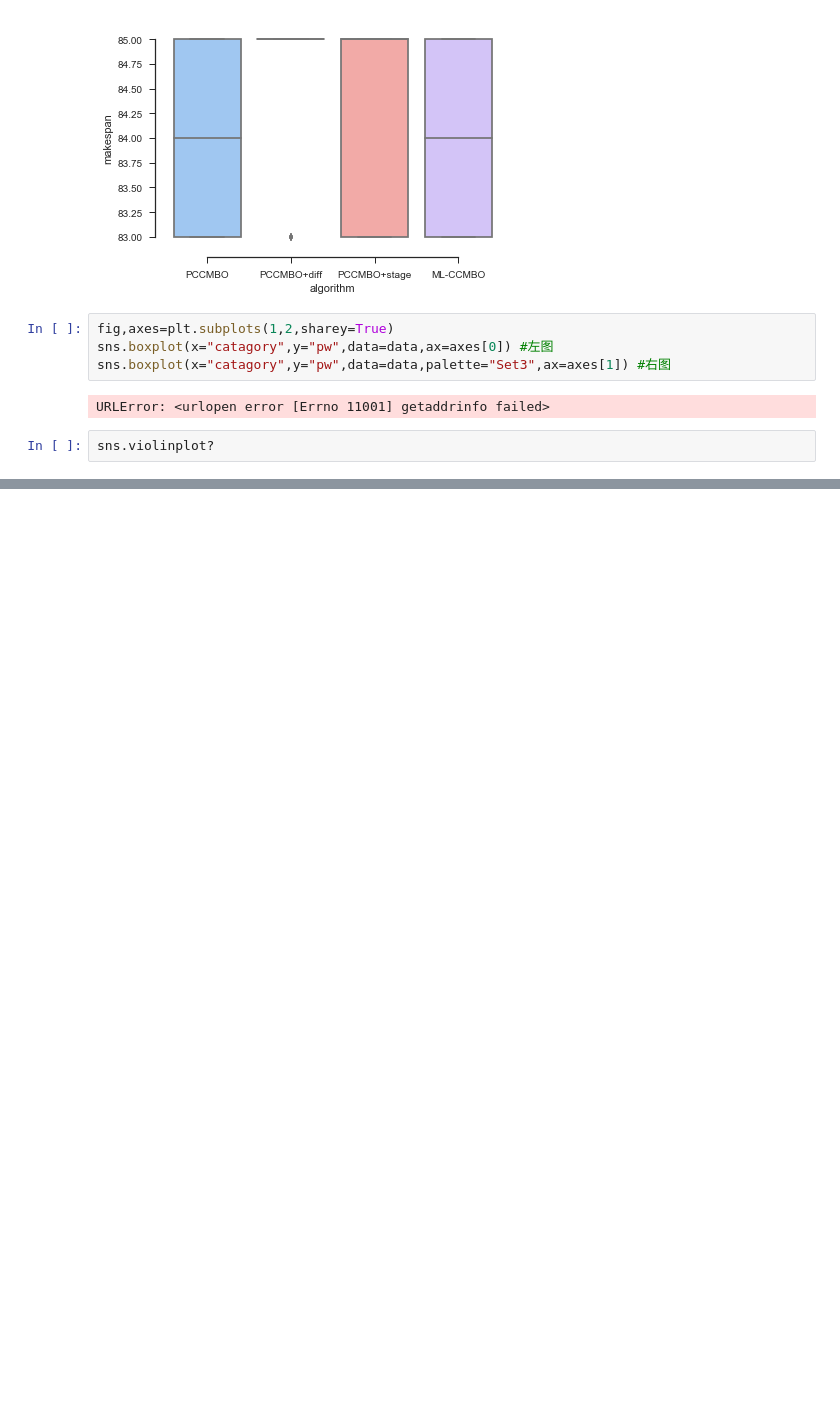
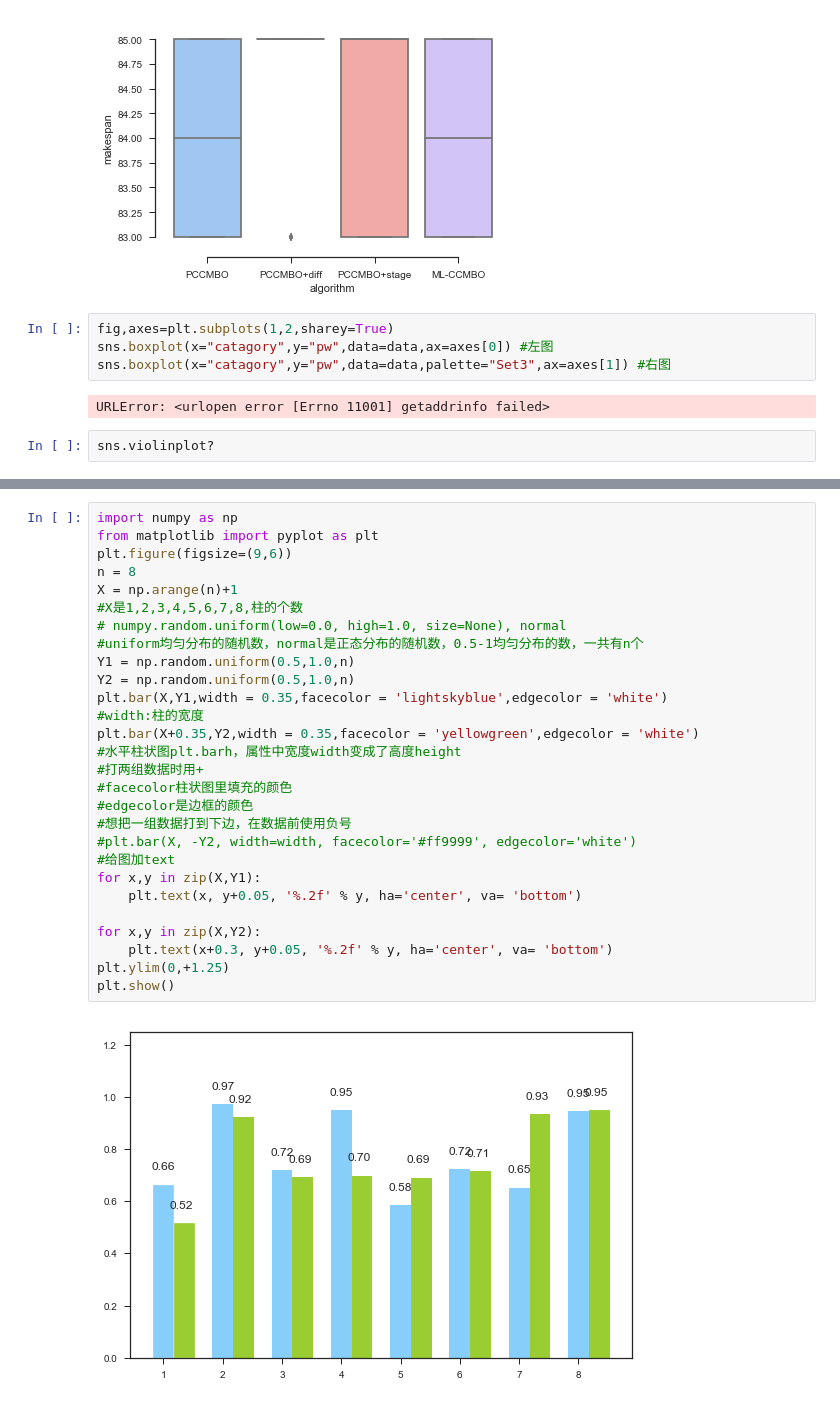
Before and after one commit to dawnohdawn/multi-object-JSSP-with-lot-spliting, a Jupyter notebook: 画优化结果分布图.ipynb, the cells around one changed output, grey strips where cells are left out. Drawn from its saved outputs; the diff is of its cells as text; blank space fills up the shorter version.

```diff
--- a/画优化结果分布图.ipynb
+++ b/画优化结果分布图.ipynb
@@ -55,0 +105,30 @@ sns.violinplot?
+# %%
+import numpy as np
+from matplotlib import pyplot as plt
+plt.figure(figsize=(9,6))
+n = 8
+X = np.arange(n)+1
+#X是1,2,3,4,5,6,7,8,柱的个数
+# numpy.random.uniform(low=0.0, high=1.0, size=None), normal
+#uniform均匀分布的随机数，normal是正态分布的随机数，0.5-1均匀分布的数，一共有n个
+Y1 = np.random.uniform(0.5,1.0,n)
+Y2 = np.random.uniform(0.5,1.0,n)
+plt.bar(X,Y1,width = 0.35,facecolor = 'lightskyblue',edgecolor = 'white')
+#width:柱的宽度
+plt.bar(X+0.35,Y2,width = 0.35,facecolor = 'yellowgreen',edgecolor = 'white')
+#水平柱状图plt.barh，属性中宽度width变成了高度height
+#打两组数据时用+
+#facecolor柱状图里填充的颜色
+#edgecolor是边框的颜色
+#想把一组数据打到下边，在数据前使用负号
+#plt.bar(X, -Y2, width=width, facecolor='#ff9999', edgecolor='white')
+#给图加text
+for x,y in zip(X,Y1):
+    plt.text(x, y+0.05, '%.2f' % y, ha='center', va= 'bottom')
+
+for x,y in zip(X,Y2):
+    plt.text(x+0.3, y+0.05, '%.2f' % y, ha='center', va= 'bottom')
+plt.ylim(0,+1.25)
+plt.show()
+# %% [output]
+[figure, added]
```
Also changed, not shown: parts of 3 cells of this notebook, 21 other files.
